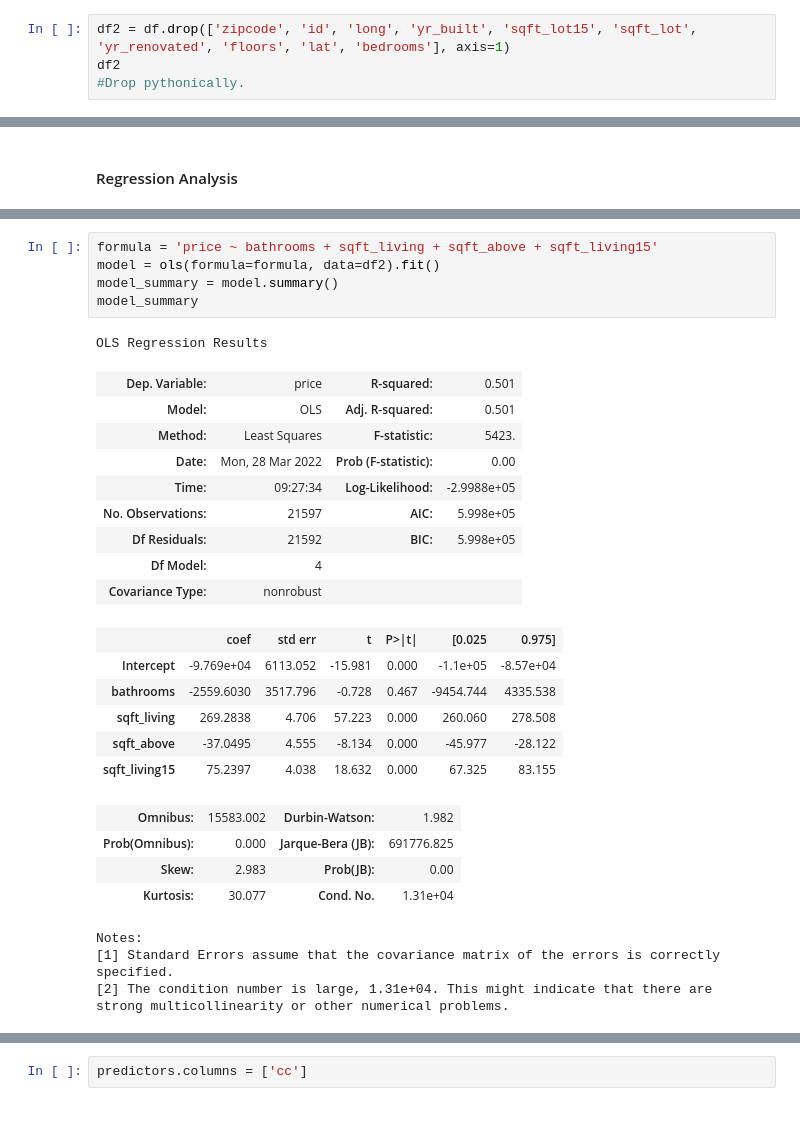
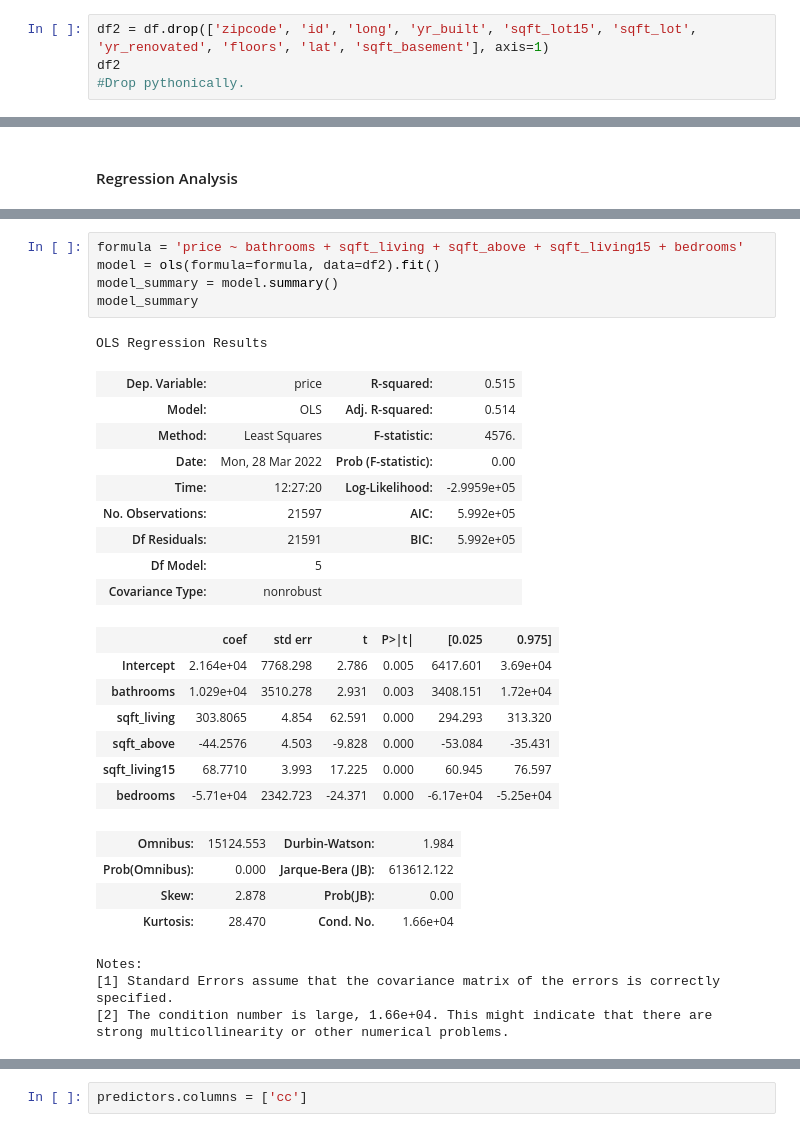
Before and after one commit to ssaeed85/dsc-ph2-KingsCountyRealEstate, a Jupyter notebook: Workspace/Zach/Data_Analysis.ipynb, the cells around one changed output, grey strips where cells are left out. Drawn from its saved outputs; the diff is of its cells as text.

```diff
--- a/Workspace/Zach/Data_Analysis.ipynb
+++ b/Workspace/Zach/Data_Analysis.ipynb
@@ -81,5 +83,5 @@ Keeping only variables with a correlation of at least .5.
 # %%
-df2 = df.drop(['zipcode', 'id', 'long', 'yr_built', 'sqft_lot15', 'sqft_lot', 'yr_renovated', 'floors', 'lat', 'bedrooms'], axis=1)
+df2 = df.drop(['zipcode', 'id', 'long', 'yr_built', 'sqft_lot15', 'sqft_lot', 'yr_renovated', 'floors', 'lat', 'sqft_basement'], axis=1)
 df2
 #Drop pythonically.
 # %% [output]
@@ -267,33 +269,34 @@ Notes:
 [2] The condition number is large, 5.63e+03. This might indicate that there are
 strong multicollinearity or other numerical problems.
 # %%
-formula = 'price ~ bathrooms + sqft_living + sqft_above + sqft_living15'
+formula = 'price ~ bathrooms + sqft_living + sqft_above + sqft_living15 + bedrooms'
 model = ols(formula=formula, data=df2).fit()
 model_summary = model.summary()
 model_summary
 # %% [output]
 OLS Regression Results
-| Dep. Variable: | price | R-squared: | 0.501 |
-| Model: | OLS | Adj. R-squared: | 0.501 |
-| Method: | Least Squares | F-statistic: | 5423. |
+| Dep. Variable: | price | R-squared: | 0.515 |
+| Model: | OLS | Adj. R-squared: | 0.514 |
+| Method: | Least Squares | F-statistic: | 4576. |
 | Date: | Mon, 28 Mar 2022 | Prob (F-statistic): | 0.00 |
-| Time: | 09:27:34 | Log-Likelihood: | -2.9988e+05 |
-| No. Observations: | 21597 | AIC: | 5.998e+05 |
-| Df Residuals: | 21592 | BIC: | 5.998e+05 |
-| Df Model: | 4 |  |  |
+| Time: | 12:27:20 | Log-Likelihood: | -2.9959e+05 |
+| No. Observations: | 21597 | AIC: | 5.992e+05 |
+| Df Residuals: | 21591 | BIC: | 5.992e+05 |
+| Df Model: | 5 |  |  |
 | Covariance Type: | nonrobust |  |  |
 |  | coef | std err | t | P>|t| | [0.025 | 0.975] |
-| Intercept | -9.769e+04 | 6113.052 | -15.981 | 0.000 | -1.1e+05 | -8.57e+04 |
-| bathrooms | -2559.6030 | 3517.796 | -0.728 | 0.467 | -9454.744 | 4335.538 |
-| sqft_living | 269.2838 | 4.706 | 57.223 | 0.000 | 260.060 | 278.508 |
-| sqft_above | -37.0495 | 4.555 | -8.134 | 0.000 | -45.977 | -28.122 |
-| sqft_living15 | 75.2397 | 4.038 | 18.632 | 0.000 | 67.325 | 83.155 |
+| Intercept | 2.164e+04 | 7768.298 | 2.786 | 0.005 | 6417.601 | 3.69e+04 |
+| bathrooms | 1.029e+04 | 3510.278 | 2.931 | 0.003 | 3408.151 | 1.72e+04 |
+| sqft_living | 303.8065 | 4.854 | 62.591 | 0.000 | 294.293 | 313.320 |
+| sqft_above | -44.2576 | 4.503 | -9.828 | 0.000 | -53.084 | -35.431 |
+| sqft_living15 | 68.7710 | 3.993 | 17.225 | 0.000 | 60.945 | 76.597 |
+| bedrooms | -5.71e+04 | 2342.723 | -24.371 | 0.000 | -6.17e+04 | -5.25e+04 |
-| Omnibus: | 15583.002 | Durbin-Watson: | 1.982 |
-| Prob(Omnibus): | 0.000 | Jarque-Bera (JB): | 691776.825 |
-| Skew: | 2.983 | Prob(JB): | 0.00 |
-| Kurtosis: | 30.077 | Cond. No. | 1.31e+04 |
+| Omnibus: | 15124.553 | Durbin-Watson: | 1.984 |
+| Prob(Omnibus): | 0.000 | Jarque-Bera (JB): | 613612.122 |
+| Skew: | 2.878 | Prob(JB): | 0.00 |
+| Kurtosis: | 28.470 | Cond. No. | 1.66e+04 |
 Notes:
 [1] Standard Errors assume that the covariance matrix of the errors is correctly specified.
-[2] The condition number is large, 1.31e+04. This might indicate that there are
+[2] The condition number is large, 1.66e+04. This might indicate that there are
 strong multicollinearity or other numerical problems.
 # %% [markdown]
```
Also changed, not shown: parts of 16 cells of this notebook, 1 other file.
